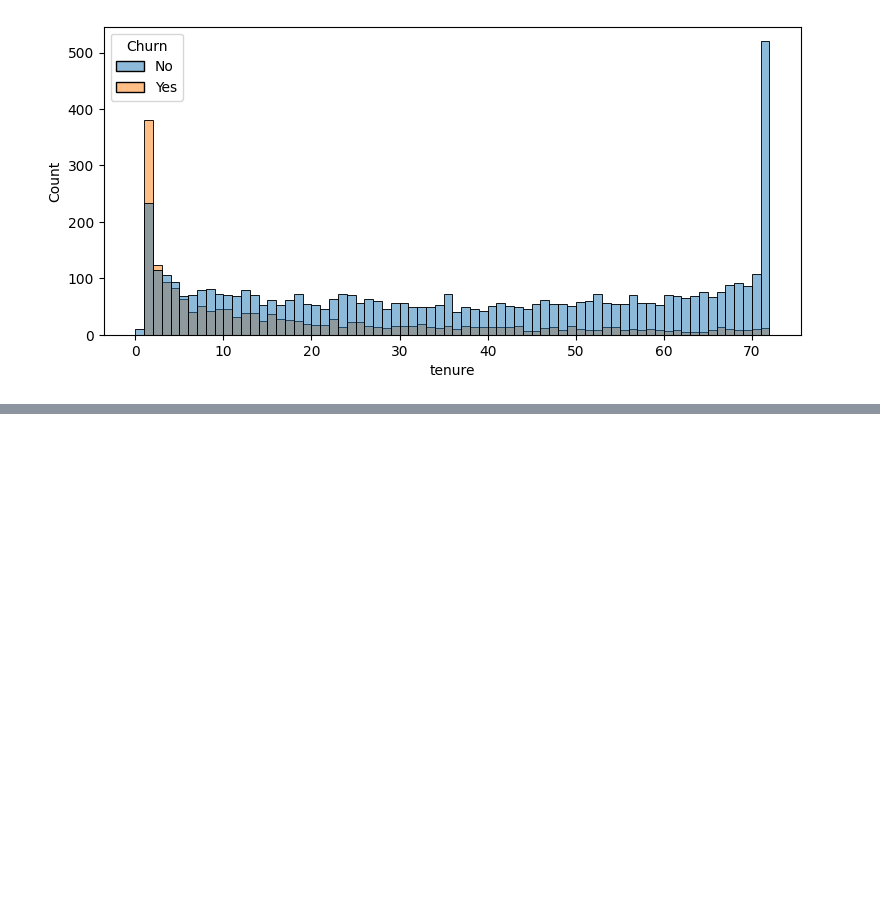
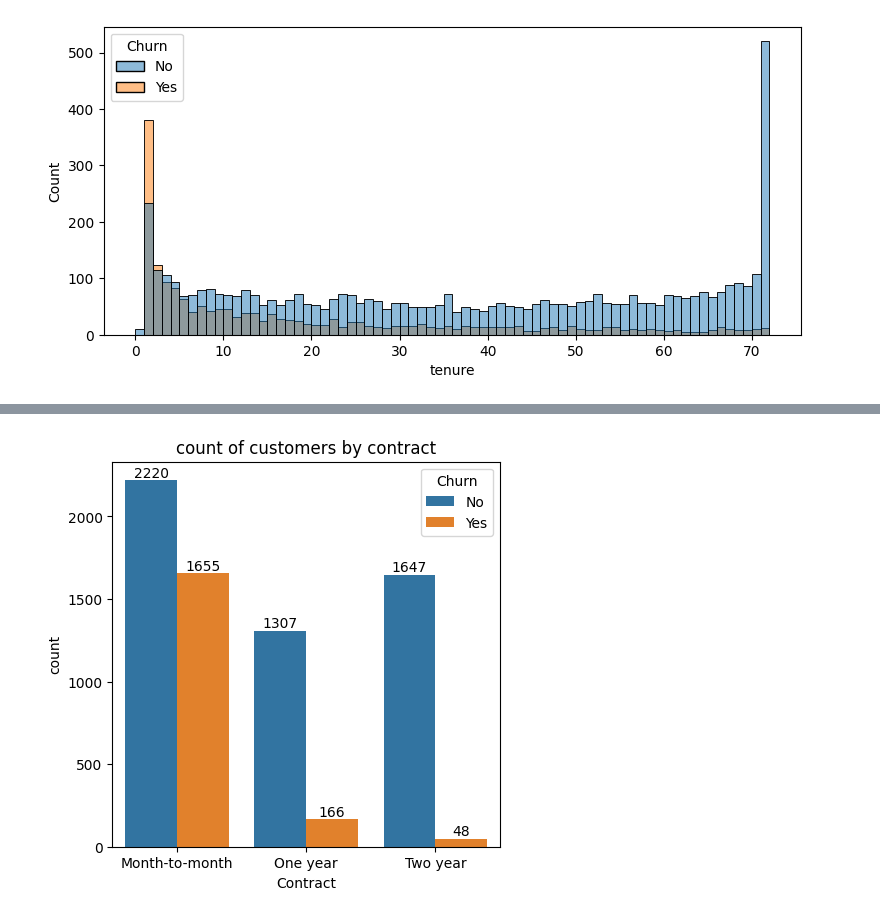
Before and after one commit to nazkisam/DataAnalysisTelecom, a Jupyter notebook: exploration.ipynb, the cells around one changed output, grey strips where cells are left out. Cells and saved outputs as stored; diff of their text form; code cells hidden in the pictures; blank space fills up the shorter version.

```diff
--- a/exploration.ipynb
+++ b/exploration.ipynb
@@ -188,0 +194,12 @@ churnData
+# %%
+#now in the above graph the 0 index is labeled with number and 1 index is not, now we will try to label both.
+plt.figure(figsize=(5,5))
+ChurnData = sns.countplot(x = 'Contract',data=df,hue="Churn")
+
+for container in churnData.containers:
+  ChurnData.bar_label(container)
+
+plt.title("count of customers by contract")
+plt.show()
+# %% [output]
+[figure, added]
```
Also changed, not shown: parts of 3 cells of this notebook.
